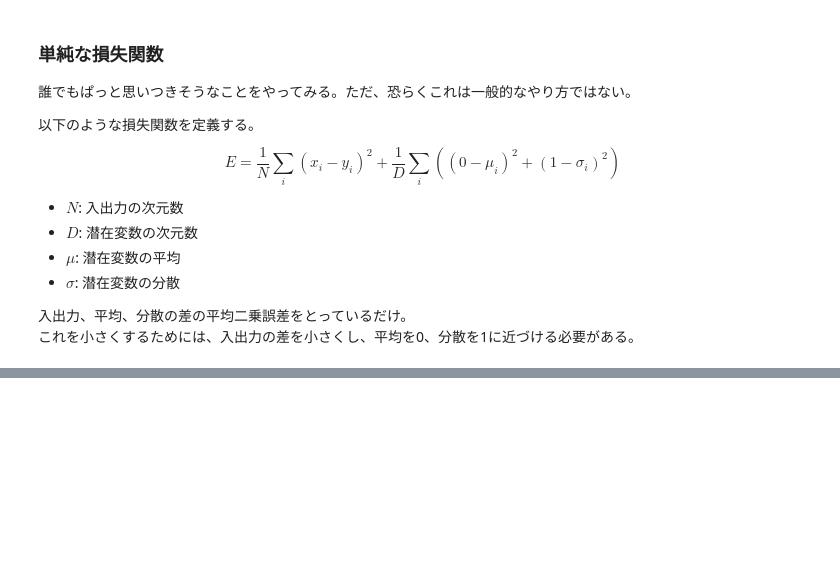
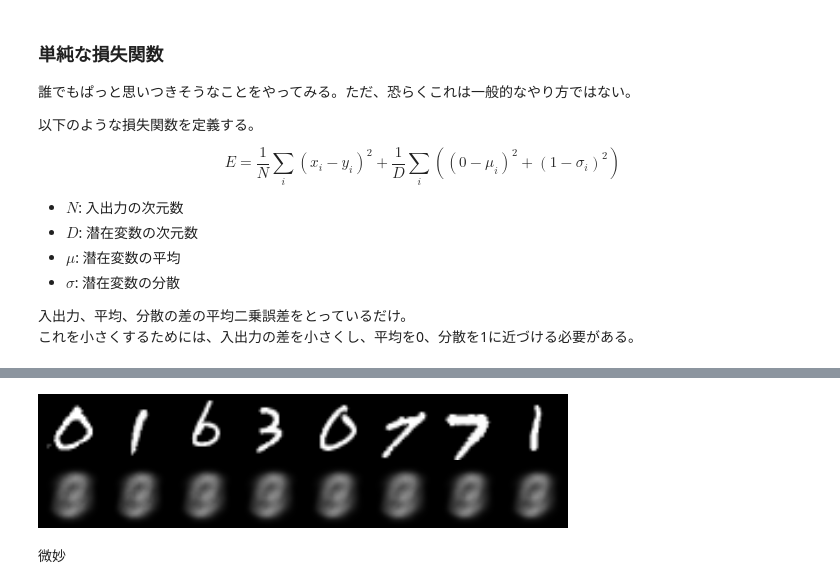
Before and after one commit to misya11p/autoencoder, a Jupyter notebook: VAE.ipynb, the cells around one changed output, grey strips where cells are left out. Saved outputs shown, nothing was run; the diff lists cells and outputs as text; code cells hidden in the pictures; blank space fills up the shorter version.

Commit message:
simple loss func results

```diff
--- a/VAE.ipynb
+++ b/VAE.ipynb
@@ -94,8 +118,16 @@ $$
 これを小さくするためには、入出力の差を小さくし、平均を0、分散を1に近づける必要がある。
 # %%
 MSE = nn.MSELoss()
-def loss_func(y, x, z_mean, z_log_var):
-    zeros = torch.zeros_like(z_mean)
-    ones = torch.ones_like(z_log_var)
-    loss = MSE(y, x) + MSE(z_mean, zeros) + MSE(torch.exp(z_log_var), ones)
-    return loss
+class SimpleLossFunc:
+    def __init__(self, z_dim, onry_xy=False):
+        self.z_dim = z_dim
+        self.onry_xy = onry_xy
+
+    def __call__(self, y, x, z_mean, z_log_var):
+        zeros = torch.zeros_like(z_mean)
+        ones = torch.ones_like(z_log_var)
+        loss_xy = MSE(y, x)
+        loss_mean = MSE(z_mean, zeros)
+        loss_log_var = MSE(torch.exp(z_log_var), ones)
+        loss = loss_xy + (not self.onry_xy) * (loss_mean + loss_log_var)
+        return loss
@@ -101,0 +136,3 @@ def loss_func(y, x, z_mean, z_log_var):
+# %%
+def loss_func(y, x, z_mean, z_log_var):
+    return
@@ -101,0 +141,18 @@ def loss_func(y, x, z_mean, z_log_var):
+# %%
+def train(model, dataloader, optimizer, loss_func, epoch):
+    model.train()
+    for epoch in range(1, epoch + 1):
+        for (x, _) in dataloader:
+            optimizer.zero_grad()
+            x = x.view(-1, 784).to(device)
+            y, z_mean, z_log_var = model(x)
+            loss = loss_func(y, x, z_mean, z_log_var)
+            loss.backward()
+            optimizer.step()
+        print(f'{epoch}epoch loss: {loss.item()}')
+# %%
+z_dim = 20
+vae = VAE(z_dim).to(device)
+lf = SimpleLossFunc(z_dim)
+optimizer = optim.Adam(vae.parameters(), lr=1e-3)
+train(vae, dataloader, optimizer, lf, 5)
@@ -101,0 +165,6 @@ def loss_func(y, x, z_mean, z_log_var):
+# %%
+write(vae, 8)
+# %% [output]
+[figure, added]
+# %% [markdown]
+微妙
```
Also changed, not shown: parts of 7 cells of this notebook.
